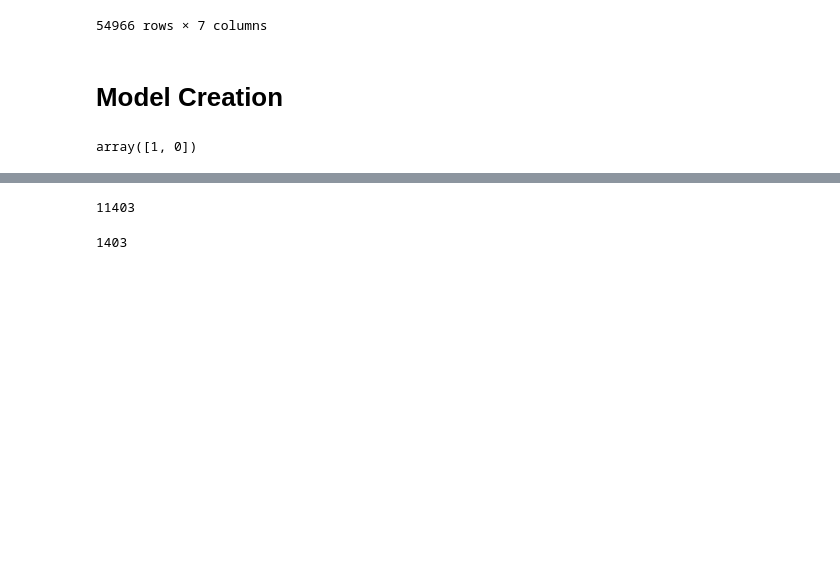
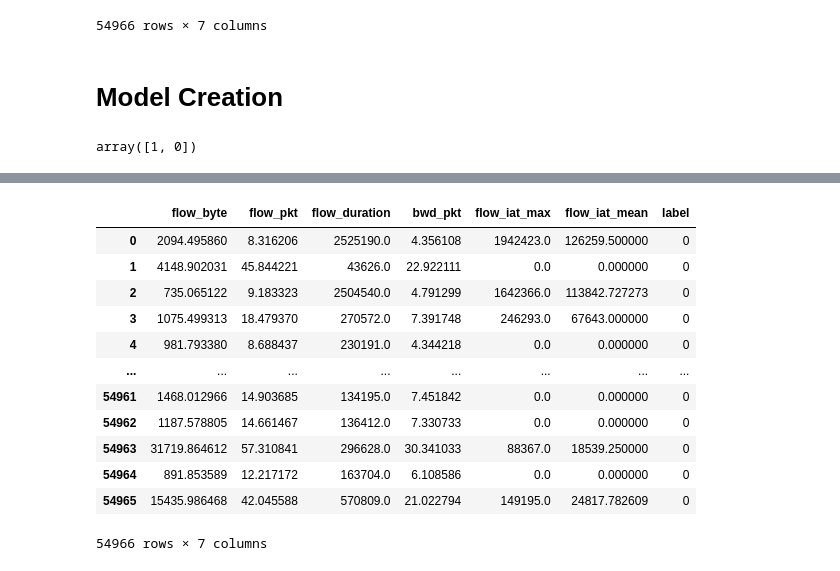
Before and after one commit to NielParekh/Detection-of-DDoS-attacks-on-Android-devices, a Jupyter notebook: slowloris.ipynb, the cells around one changed output, grey strips where cells are left out. Drawn from its saved outputs; the diff is of its cells as text; code cells hidden in the pictures; blank space fills up the shorter version.

```diff
--- a/slowloris.ipynb
+++ b/slowloris.ipynb
@@ -181,8 +160,0 @@ df_maj = pd.concat([df_maj,df_min], axis=0)
-# %%
-len(df_maj)
-# %% [output]
-11403
-# %%
-len(df_min)
-# %% [output]
-1403
@@ -188,0 +167,16 @@ len(df_min)
+# %%
+df
+# %% [output]
+|  | flow_byte | flow_pkt | flow_duration | bwd_pkt | flow_iat_max | flow_iat_mean | label |
+| 0 | 2094.495860 | 8.316206 | 2525190.0 | 4.356108 | 1942423.0 | 126259.500000 | 0 |
+| 1 | 4148.902031 | 45.844221 | 43626.0 | 22.922111 | 0.0 | 0.000000 | 0 |
+| 2 | 735.065122 | 9.183323 | 2504540.0 | 4.791299 | 1642366.0 | 113842.727273 | 0 |
+| 3 | 1075.499313 | 18.479370 | 270572.0 | 7.391748 | 246293.0 | 67643.000000 | 0 |
+| 4 | 981.793380 | 8.688437 | 230191.0 | 4.344218 | 0.0 | 0.000000 | 0 |
+| ... | ... | ... | ... | ... | ... | ... | ... |
+| 54961 | 1468.012966 | 14.903685 | 134195.0 | 7.451842 | 0.0 | 0.000000 | 0 |
+| 54962 | 1187.578805 | 14.661467 | 136412.0 | 7.330733 | 0.0 | 0.000000 | 0 |
+| 54963 | 31719.864612 | 57.310841 | 296628.0 | 30.341033 | 88367.0 | 18539.250000 | 0 |
+| 54964 | 891.853589 | 12.217172 | 163704.0 | 6.108586 | 0.0 | 0.000000 | 0 |
+| 54965 | 15435.986468 | 42.045588 | 570809.0 | 21.022794 | 149195.0 | 24817.782609 | 0 |
+54966 rows × 7 columns
```
Also changed, not shown: parts of 43 cells of this notebook.
